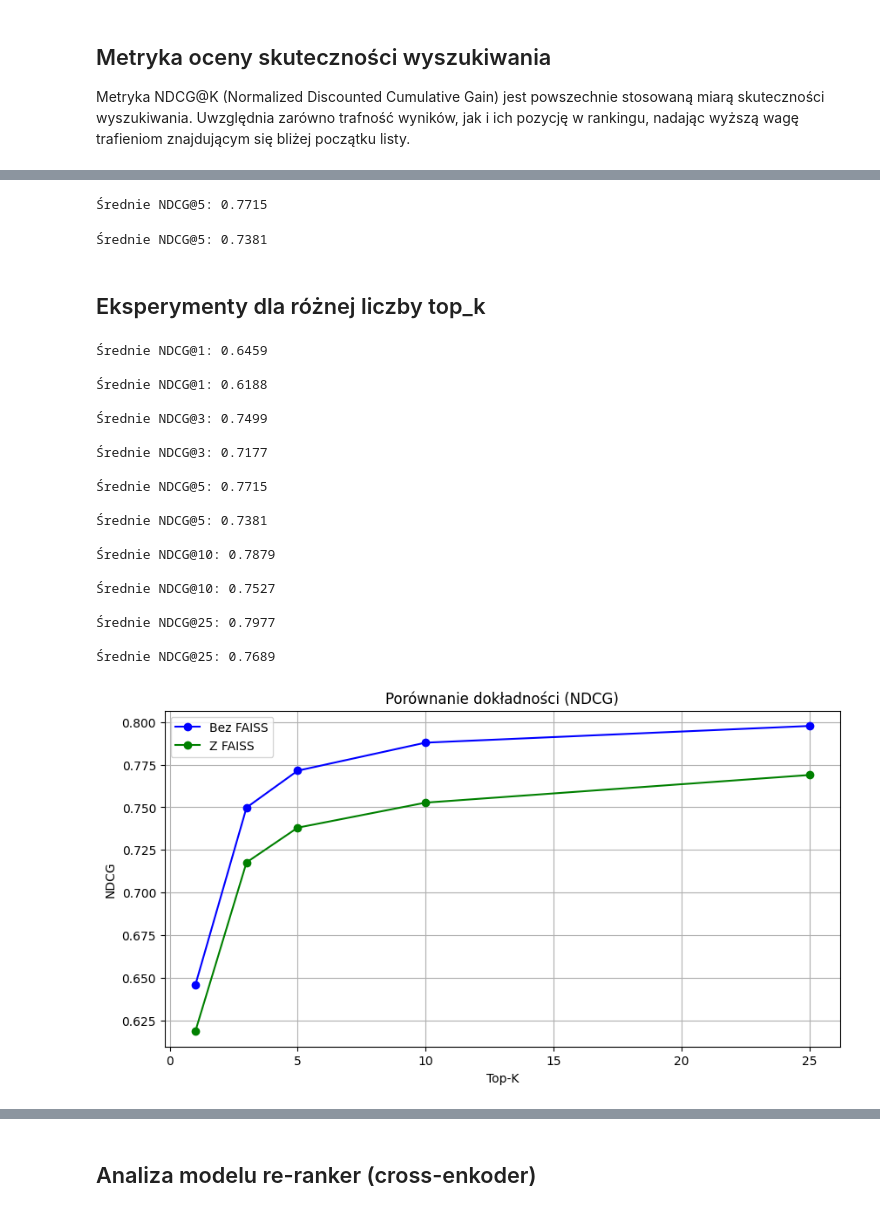
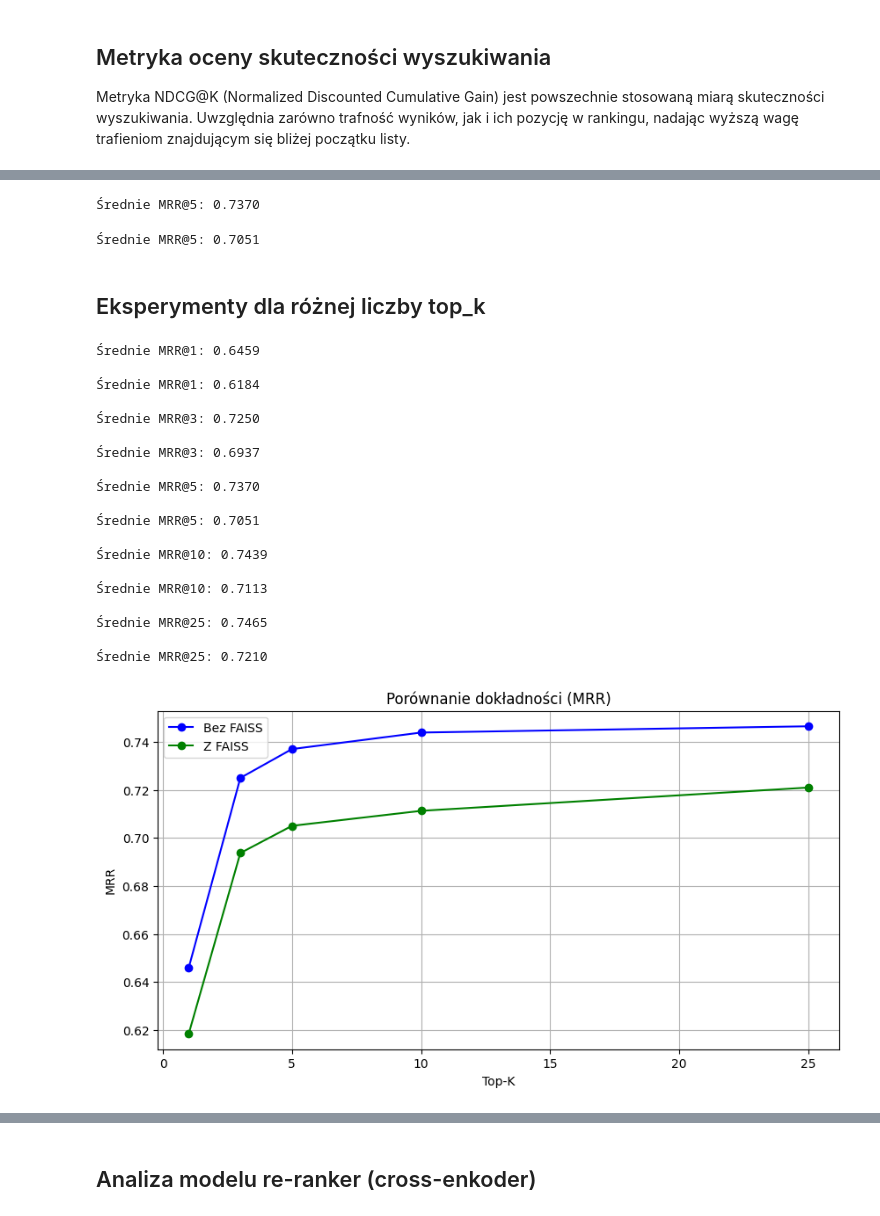
Before and after one commit to BartekWrzalski/nlp, a Jupyter notebook: lab3/retriver.ipynb, the cells around one changed output, grey strips where cells are left out. Drawn from its saved outputs; the diff is of its cells as text; code cells hidden in the pictures.

```diff
--- a/lab3/retriver.ipynb
+++ b/lab3/retriver.ipynb
@@ -324,0 +308,12 @@ def ndcg_at_k(true_relevance, predicted_ranking, k):
+# %%
+def create_true_relevance_dict(dataset):
+    true_relevance_dict = {}
+
+    for question, answer in zip(dataset["train"]["question"], dataset["train"]["answer"]):
+        if question not in true_relevance_dict:
+            true_relevance_dict[question] = set()
+        true_relevance_dict[question].add(answer)
+
+    return true_relevance_dict
+
+true_relevance_dict = create_true_relevance_dict(dataset)
@@ -380,27 +367,27 @@ true_relevance_dict
 # %%
-avg_ndcg = evaluate_results_with_ndcg(
+avg_mrr = evaluate_results_with_mrr(
     all_results=all_results,
     true_relevance_dict=true_relevance_dict,
     top_k=5,  # Liczba najlepszych wyników do uwzględnienia w ocenie
 )
 # %% [output]
-Średnie NDCG@5: 0.7715
+Średnie MRR@5: 0.7370
 # %%
-avg_ndcg_with_faiss = evaluate_results_with_ndcg(
+avg_mrr_with_faiss = evaluate_results_with_mrr(
     all_results=all_results_with_faiss,
     true_relevance_dict=true_relevance_dict,
     top_k=5,  # Liczba najlepszych wyników do uwzględnienia w ocenie
 )
 # %% [output]
-Średnie NDCG@5: 0.7381
+Średnie MRR@5: 0.7051
 # %% [markdown]
 ## Eksperymenty dla różnej liczby top_k
 # %%
 import time
 
 topk_arr = [1, 3, 5, 10, 25]
-ndcg = []
-ndcg_with_faiss = []
+mrr = []
+mrr_with_faiss = []
 t = []
 t_with_faiss = []
 
@@ -422,12 +409,12 @@ for k in topk_arr:
     end_time = time.time()
     t.append(end_time - start_time)
 
-    avg_ndcg = evaluate_results_with_ndcg(
+    avg_mrr = evaluate_results_with_mrr(
         all_results=all_results,
         true_relevance_dict=true_relevance_dict,
         top_k=k,  # Liczba najlepszych wyników do uwzględnienia w ocenie
     )
-    ndcg.append(avg_ndcg)
+    mrr.append(avg_mrr)
 
     # Start pomiaru czasu
     start_time = time.time()
@@ -443,47 +430,47 @@ for k in topk_arr:
     end_time = time.time()
     t_with_faiss.append(end_time - start_time)
 
-    avg_ndcg_with_faiss = evaluate_results_with_ndcg(
+    avg_mrr_with_faiss = evaluate_results_with_mrr(
         all_results=all_results_with_faiss,
         true_relevance_dict=true_relevance_dict,
         top_k=k,  # Liczba najlepszych wyników do uwzględnienia w ocenie
     )
-    ndcg_with_faiss.append(avg_ndcg_with_faiss)
+    mrr_with_faiss.append(avg_mrr_with_faiss)
 # %% [output]
-Średnie NDCG@1: 0.6459
+Średnie MRR@1: 0.6459
 
-Średnie NDCG@1: 0.6188
+Średnie MRR@1: 0.6184
 
-Średnie NDCG@3: 0.7499
+Średnie MRR@3: 0.7250
 
-Średnie NDCG@3: 0.7177
+Średnie MRR@3: 0.6937
 
-Średnie NDCG@5: 0.7715
+Średnie MRR@5: 0.7370
 
-Średnie NDCG@5: 0.7381
+Średnie MRR@5: 0.7051
 
-Średnie NDCG@10: 0.7879
+Średnie MRR@10: 0.7439
 
-Średnie NDCG@10: 0.7527
+Średnie MRR@10: 0.7113
 
-Średnie NDCG@25: 0.7977
+Średnie MRR@25: 0.7465
 
-Średnie NDCG@25: 0.7689
+Średnie MRR@25: 0.7210
 # %%
 import matplotlib.pyplot as plt
 
-# Wykres 1: Dokładność (NDCG)
+# Wykres 1: Dokładność (MRR)
 plt.figure(figsize=(10, 5))
-plt.plot(topk_arr, ndcg, marker="o", label="Bez FAISS", color="blue")
-plt.plot(topk_arr, ndcg_with_faiss, marker="o", label="Z FAISS", color="green")
-plt.title("Porównanie dokładności (NDCG)")
+plt.plot(topk_arr, mrr, marker="o", label="Bez FAISS", color="blue")
+plt.plot(topk_arr, mrr_with_faiss, marker="o", label="Z FAISS", color="green")
+plt.title("Porównanie dokładności (MRR)")
 plt.xlabel("Top-K")
-plt.ylabel("NDCG")
+plt.ylabel("MRR")
 plt.grid(True)
 plt.legend()
 plt.show()
 # %% [output]
-[figure, old version]
+[figure, new version]
 # %%
 # Wykres 2: Czas wykonania
 plt.figure(figsize=(10, 5))
```
Also changed, not shown: parts of 16 cells of this notebook.
